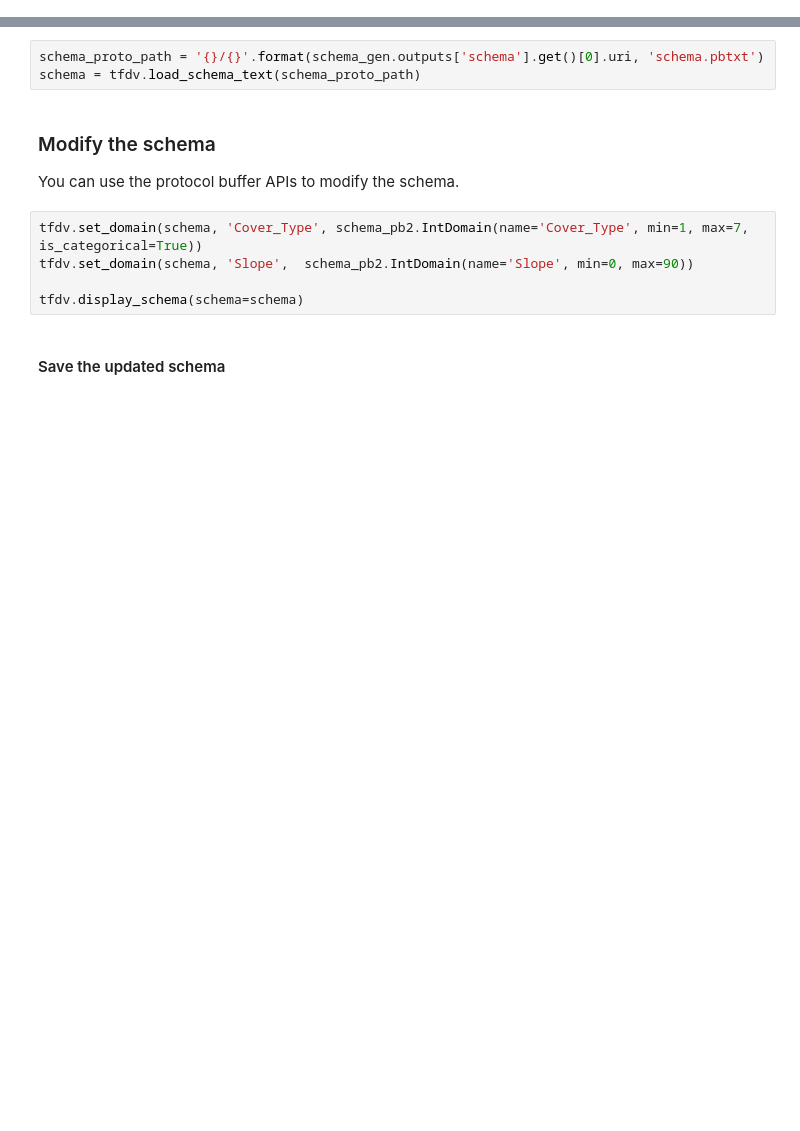
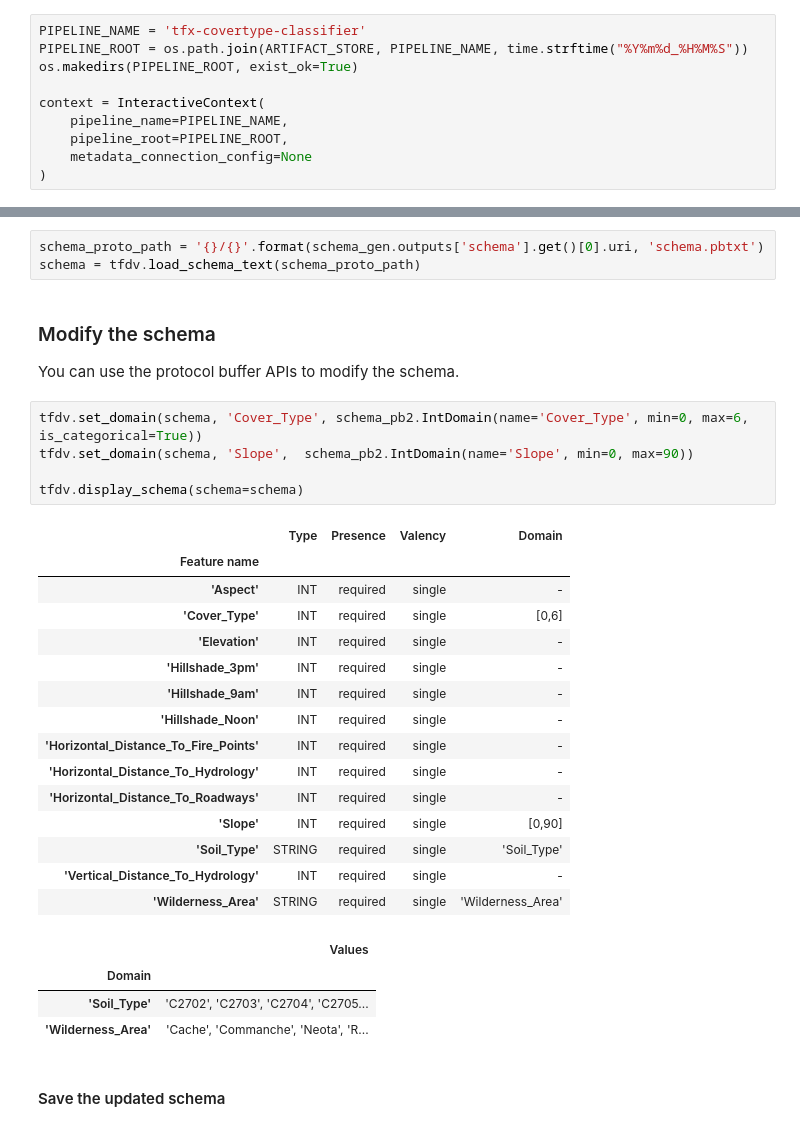
Before and after one commit to jarokaz/mlops-labs, a Jupyter notebook: workshops/tfx-caip-tf21/lab-01-tfx-walkthrough/tfx-walkthrough.ipynb, the cells around one changed output, grey strips where cells are left out. Cells and saved outputs as stored; diff of their text form; blank space fills up the shorter version.

```diff
--- a/workshops/tfx-caip-tf21/lab-01-tfx-walkthrough/tfx-walkthrough.ipynb
+++ b/workshops/tfx-caip-tf21/lab-01-tfx-walkthrough/tfx-walkthrough.ipynb
@@ -109,0 +103,10 @@ context = InteractiveContext(
+# %%
+PIPELINE_NAME = 'tfx-covertype-classifier'
+PIPELINE_ROOT = os.path.join(ARTIFACT_STORE, PIPELINE_NAME, time.strftime("%Y%m%d_%H%M%S"))
+os.makedirs(PIPELINE_ROOT, exist_ok=True)
+
+context = InteractiveContext(
+    pipeline_name=PIPELINE_NAME,
+    pipeline_root=PIPELINE_ROOT,
+    metadata_connection_config=None
+)
@@ -198,10 +297,30 @@ schema = tfdv.load_schema_text(schema_proto_path)
 
 You can use the protocol buffer APIs to modify the schema.
 # %%
-tfdv.set_domain(schema, 'Cover_Type', schema_pb2.IntDomain(name='Cover_Type', min=1, max=7, is_categorical=True))
+tfdv.set_domain(schema, 'Cover_Type', schema_pb2.IntDomain(name='Cover_Type', min=0, max=6, is_categorical=True))
 tfdv.set_domain(schema, 'Slope',  schema_pb2.IntDomain(name='Slope', min=0, max=90))
 
 tfdv.display_schema(schema=schema)
+# %% [output]
+|  | Type | Presence | Valency | Domain |
+| Feature name |  |  |  |  |
+| 'Aspect' | INT | required | single | - |
+| 'Cover_Type' | INT | required | single | [0,6] |
+| 'Elevation' | INT | required | single | - |
+| 'Hillshade_3pm' | INT | required | single | - |
+| 'Hillshade_9am' | INT | required | single | - |
+| 'Hillshade_Noon' | INT | required | single | - |
+| 'Horizontal_Distance_To_Fire_Points' | INT | required | single | - |
+| 'Horizontal_Distance_To_Hydrology' | INT | required | single | - |
+| 'Horizontal_Distance_To_Roadways' | INT | required | single | - |
+| 'Slope' | INT | required | single | [0,90] |
+| 'Soil_Type' | STRING | required | single | 'Soil_Type' |
+| 'Vertical_Distance_To_Hydrology' | INT | required | single | - |
+| 'Wilderness_Area' | STRING | required | single | 'Wilderness_Area' |
+|  | Values |
+| Domain |  |
+| 'Soil_Type' | 'C2702', 'C2703', 'C2704', 'C2705... |
+| 'Wilderness_Area' | 'Cache', 'Commanche', 'Neota', 'R... |
 # %% [markdown]
 #### Save the updated schema
 # %%
```
Also changed, not shown: parts of 50 cells of this notebook, 2 other files.
